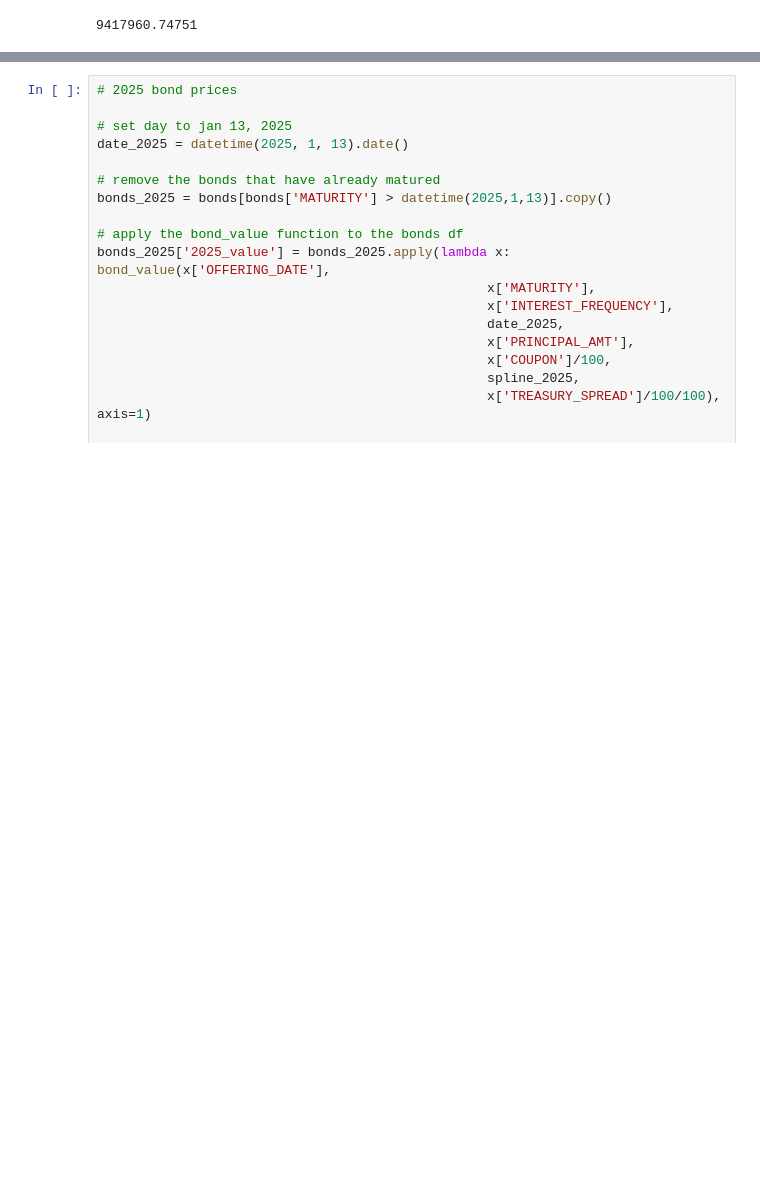
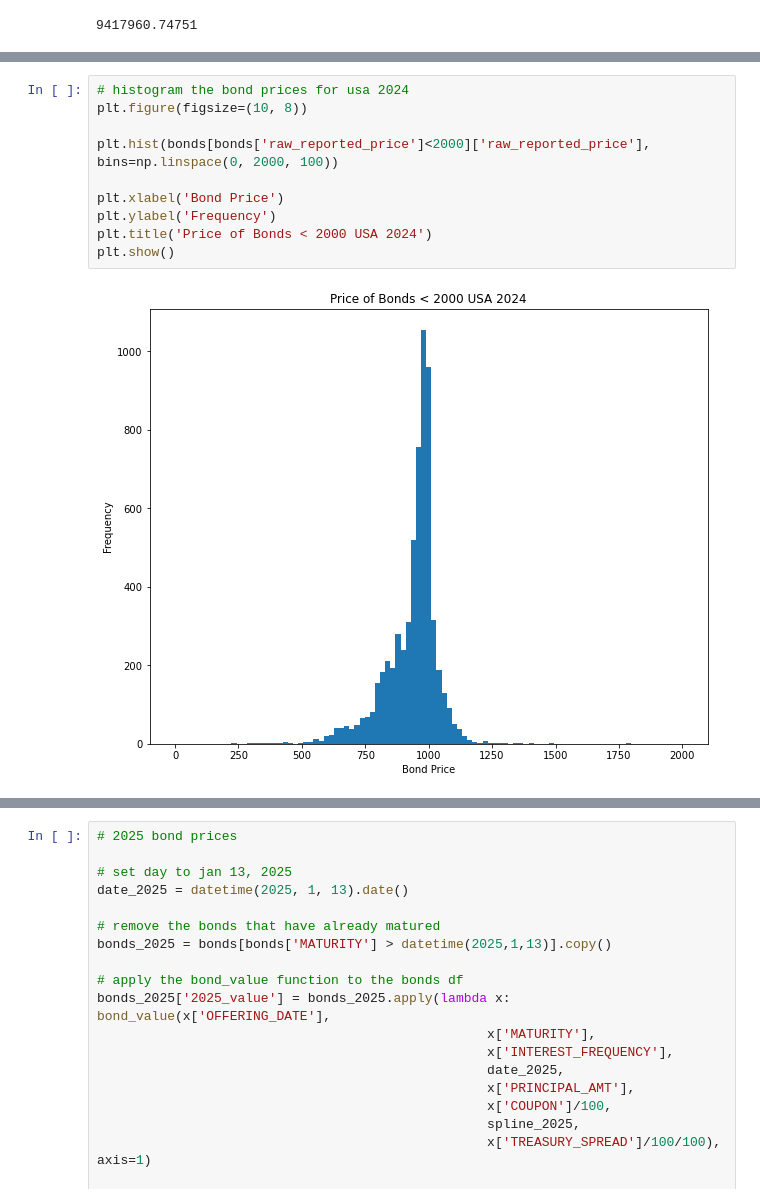
Before and after one commit to willseff/bond-pricing, a Jupyter notebook: bond_pricing.ipynb, the cells around one changed output, grey strips where cells are left out. Cells and saved outputs as stored; diff of their text form; blank space fills up the shorter version.

Commit message:
added a bunch of plots

```diff
--- a/bond_pricing.ipynb
+++ b/bond_pricing.ipynb
@@ -189,0 +192,12 @@ plt.show()
+# %%
+# histogram the bond prices for usa 2024
+plt.figure(figsize=(10, 8))
+
+plt.hist(bonds[bonds['raw_reported_price']<2000]['raw_reported_price'], bins=np.linspace(0, 2000, 100))
+
+plt.xlabel('Bond Price')
+plt.ylabel('Frequency')
+plt.title('Price of Bonds < 2000 USA 2024')
+plt.show()
+# %% [output]
+[figure, added]
```
Also changed, not shown: parts of 7 cells of this notebook.
